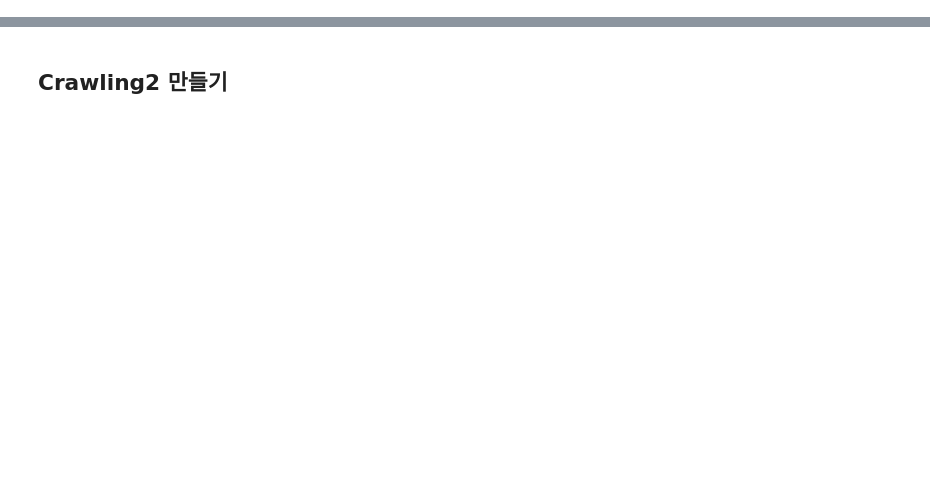
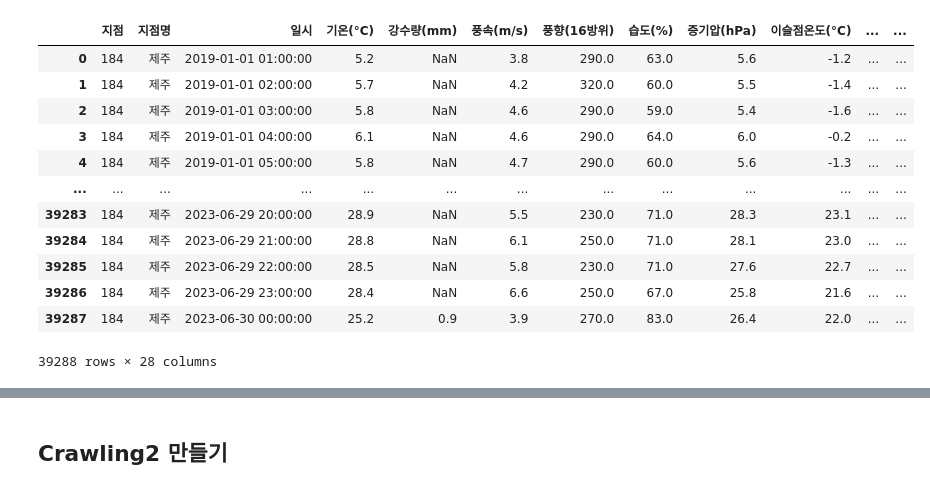
Before and after one commit to chomgid/HorceRacingPrediction2023, a Jupyter notebook: Changwook/EDA2.ipynb, the cells around one changed output, grey strips where cells are left out. Cells and saved outputs as stored; diff of their text form; code cells hidden in the pictures; blank space fills up the shorter version.

```diff
--- a/Changwook/EDA2.ipynb
+++ b/Changwook/EDA2.ipynb
@@ -8,0 +28,17 @@ data = pd.read_excel("../Data/crawling2.xlsx")
+# %%
+weather = pd.read_excel("../Jaehoon/날씨데이터.xls")
+weather
+# %% [output]
+|  | 지점 | 지점명 | 일시 | 기온(°C) | 강수량(mm) | 풍속(m/s) | 풍향(16방위) | 습도(%) | 증기압(hPa) | 이슬점온도(°C) | ... | ... |
+| 0 | 184 | 제주 | 2019-01-01 01:00:00 | 5.2 | NaN | 3.8 | 290.0 | 63.0 | 5.6 | -1.2 | ... | ... |
+| 1 | 184 | 제주 | 2019-01-01 02:00:00 | 5.7 | NaN | 4.2 | 320.0 | 60.0 | 5.5 | -1.4 | ... | ... |
+| 2 | 184 | 제주 | 2019-01-01 03:00:00 | 5.8 | NaN | 4.6 | 290.0 | 59.0 | 5.4 | -1.6 | ... | ... |
+| 3 | 184 | 제주 | 2019-01-01 04:00:00 | 6.1 | NaN | 4.6 | 290.0 | 64.0 | 6.0 | -0.2 | ... | ... |
+| 4 | 184 | 제주 | 2019-01-01 05:00:00 | 5.8 | NaN | 4.7 | 290.0 | 60.0 | 5.6 | -1.3 | ... | ... |
+| ... | ... | ... | ... | ... | ... | ... | ... | ... | ... | ... | ... | ... |
+| 39283 | 184 | 제주 | 2023-06-29 20:00:00 | 28.9 | NaN | 5.5 | 230.0 | 71.0 | 28.3 | 23.1 | ... | ... |
+| 39284 | 184 | 제주 | 2023-06-29 21:00:00 | 28.8 | NaN | 6.1 | 250.0 | 71.0 | 28.1 | 23.0 | ... | ... |
+| 39285 | 184 | 제주 | 2023-06-29 22:00:00 | 28.5 | NaN | 5.8 | 230.0 | 71.0 | 27.6 | 22.7 | ... | ... |
+| 39286 | 184 | 제주 | 2023-06-29 23:00:00 | 28.4 | NaN | 6.6 | 250.0 | 67.0 | 25.8 | 21.6 | ... | ... |
+| 39287 | 184 | 제주 | 2023-06-30 00:00:00 | 25.2 | 0.9 | 3.9 | 270.0 | 83.0 | 26.4 | 22.0 | ... | ... |
+39288 rows × 28 columns
```
Also changed, not shown: parts of 14 cells of this notebook, 5 other files.
